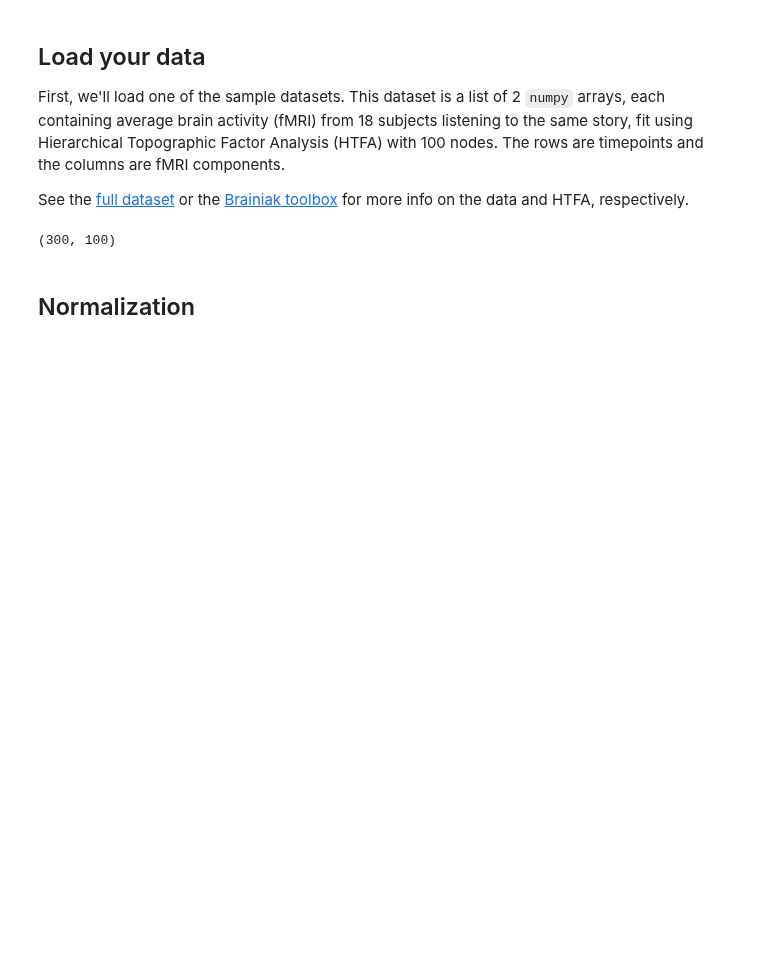
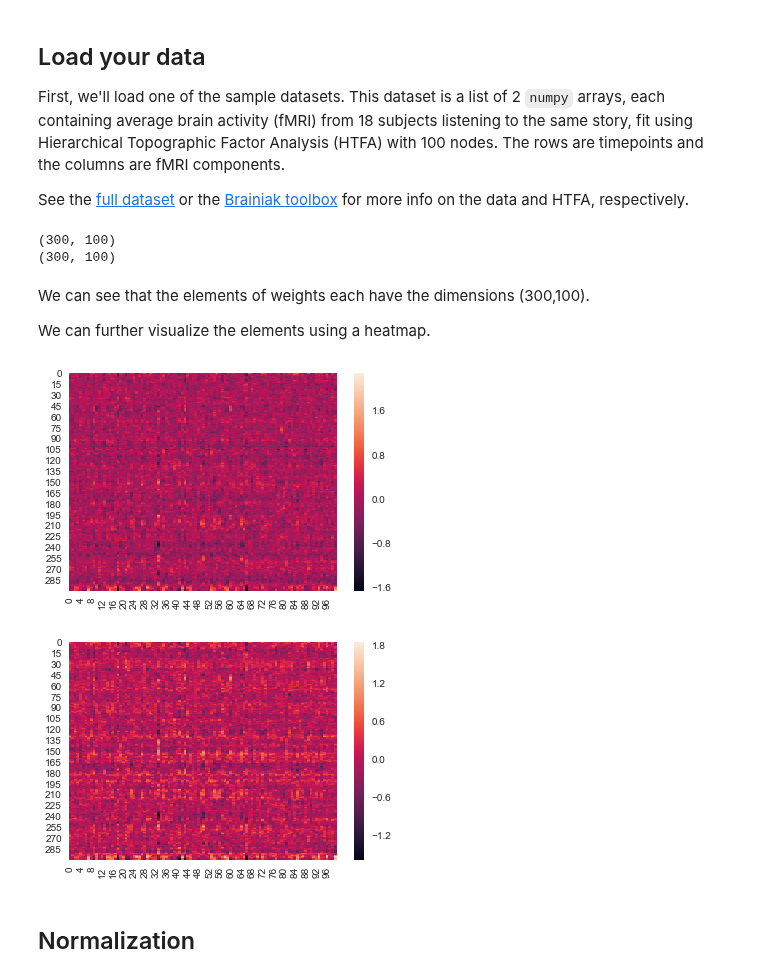
Before and after one commit to ContextLab/hypertools, a Jupyter notebook: docs/tutorials/analyze.ipynb, the cells around one changed output. Cells and saved outputs as stored; diff of their text form; code cells hidden in the pictures; blank space fills up the shorter version.

```diff
--- a/docs/tutorials/analyze.ipynb
+++ b/docs/tutorials/analyze.ipynb
@@ -18,9 +19,22 @@ First, we'll load one of the sample datasets. This dataset is a list of 2 `numpy
 See the [full dataset](http://dataspace.princeton.edu/jspui/handle/88435/dsp015d86p269k) or the [Brainiak toolbox](www.brainiak.org) for more info on the data and HTFA, respectively.
 # %%
 weights = hyp.load('weights_avg')
-weights[0].shape # 300 TRs and 100 components
+print(weights[0].shape) # 300 TRs and 100 components
+print(weights[1].shape)
 # %% [output]
 (300, 100)
+(300, 100)
+# %% [markdown]
+We can see that the elements of weights each have the dimensions (300,100).
+
+We can further visualize the elements using a heatmap.
+# %%
+for x in range(len(weights)):
+    sb.heatmap(weights[x])
+    plt.show()
+# %% [output]
+[figure, added]
+[figure, added]
 # %% [markdown]
 ## Normalization
 # %% [markdown]
```
Also changed, not shown: parts of 14 cells of this notebook, 7 other files.
